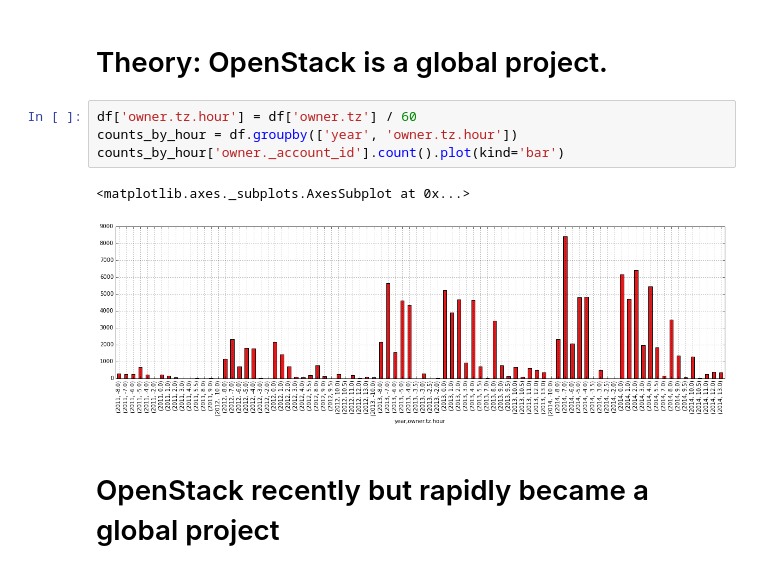
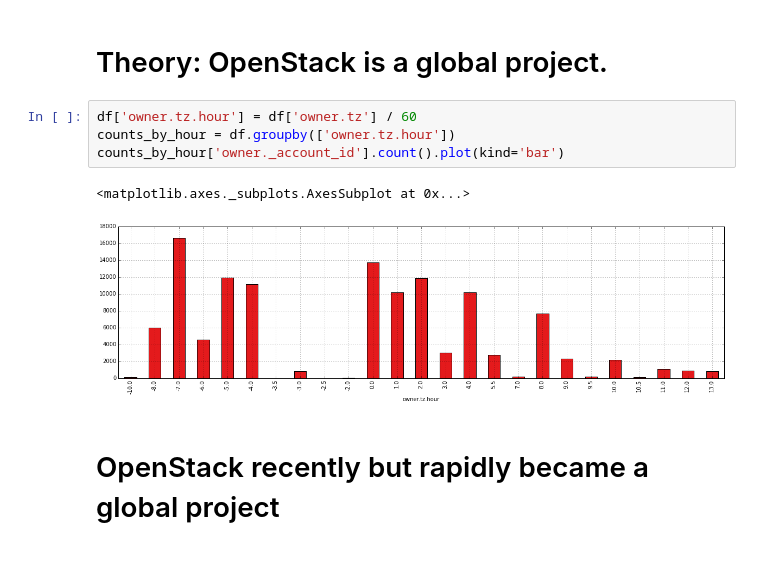
Before and after one commit to d0ugal/metareview, a Jupyter notebook: presentation.ipynb, the cells around one changed output. Cells and saved outputs as stored; diff of their text form.

```diff
--- a/presentation.ipynb
+++ b/presentation.ipynb
@@ -305,11 +306,11 @@ df.plot(x='Code-Review.all.comments', y='Code-Review.all.+1', kind='scatter')
 # Theory: OpenStack is a global project.
 # %%
 df['owner.tz.hour'] = df['owner.tz'] / 60
-counts_by_hour = df.groupby(['year', 'owner.tz.hour'])
+counts_by_hour = df.groupby(['owner.tz.hour'])
 counts_by_hour['owner._account_id'].count().plot(kind='bar')
 # %% [output]
 <matplotlib.axes._subplots.AxesSubplot at 0x...>
-[figure, old version]
+[figure, new version]
 # %% [markdown]
 # OpenStack recently but rapidly became a global project
 # %%
```
Also changed, not shown: parts of 2 cells of this notebook.
